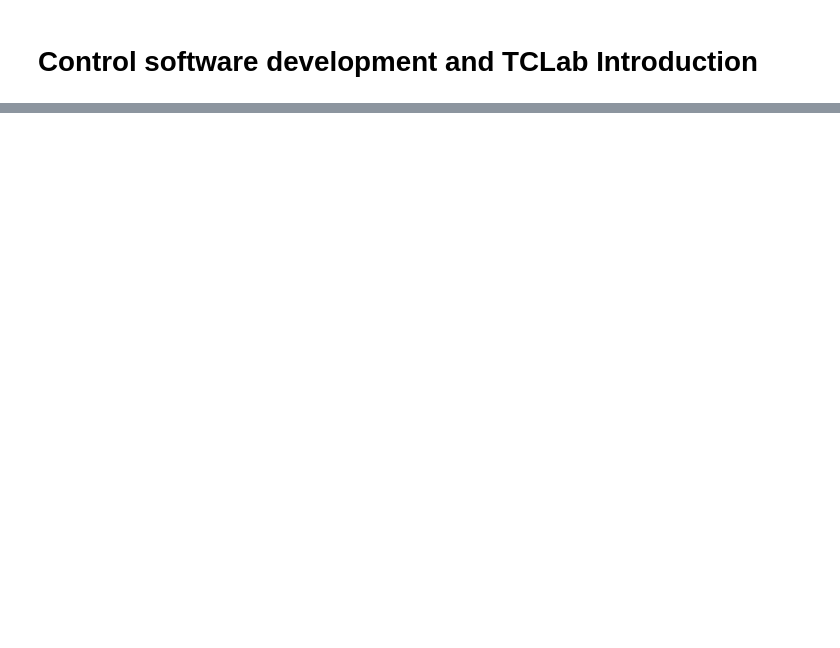
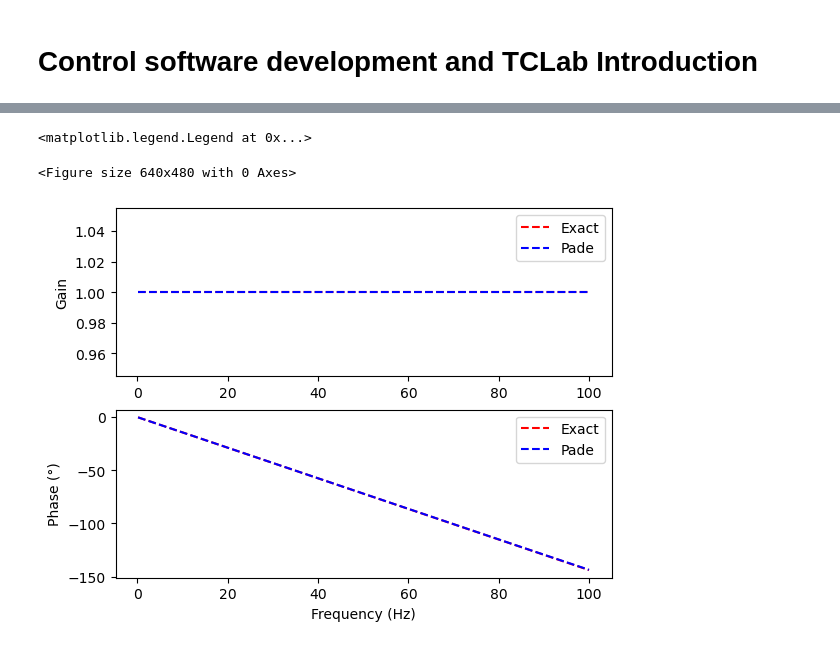
Before and after one commit to SizingLab/SystemsEngineeringIntroduction, a Jupyter notebook: notebook/05_CM4_SoftwareDevelopment_TCLabIntroduction.ipynb, the cells around one changed output, grey strips where cells are left out. Drawn from its saved outputs; the diff is of its cells as text; code cells hidden in the pictures; blank space fills up the shorter version.

```diff
--- a/notebook/05_CM4_SoftwareDevelopment_TCLabIntroduction.ipynb
+++ b/notebook/05_CM4_SoftwareDevelopment_TCLabIntroduction.ipynb
@@ -64,0 +169,33 @@ effet sur la marge de phase et critere d'echantillonnage pour négliger la nuém
+# %%
+delay=0.008/2
+#pade=ct.tf(ct.pade(delay, 1))
+num,den=ct.pade(delay, 3)
+pade=ct.tf(num,den)
+
+mag, phase, omega= ct.bode_plot(pade, plot=False, omega_limits=[1,2*3.14*100], Hz=False)
+
+
+import matplotlib.pyplot as plt
+import numpy as np
+
+freq=omega/2/np.pi
+
+plt.tight_layout()
+fig, (ax1, ax2) = plt.subplots(2)    # get subplot axes
+
+plt.sca(ax1)                 # magnitude plot
+plt.plot(freq, [1]*len(omega),'r--', label='Exact')
+plt.plot(freq, mag,'b--', label='Pade')
+plt.ylabel('Gain')
+plt.legend()
+
+plt.sca(ax2)                 # phase plot
+plt.plot(freq,-delay*omega*180/np.pi,'r--', label='Exact')
+plt.plot(freq, phase*180/np.pi,'b--', label='Pade')
+plt.xlabel('Frequency (Hz)')
+plt.ylabel('Phase (°)')
+plt.legend()
+# %% [output]
+<matplotlib.legend.Legend at 0x...>
+<Figure size 640x480 with 0 Axes>
+[figure, added]
```
Also changed, not shown: parts of 29 cells of this notebook, 14 other files.
